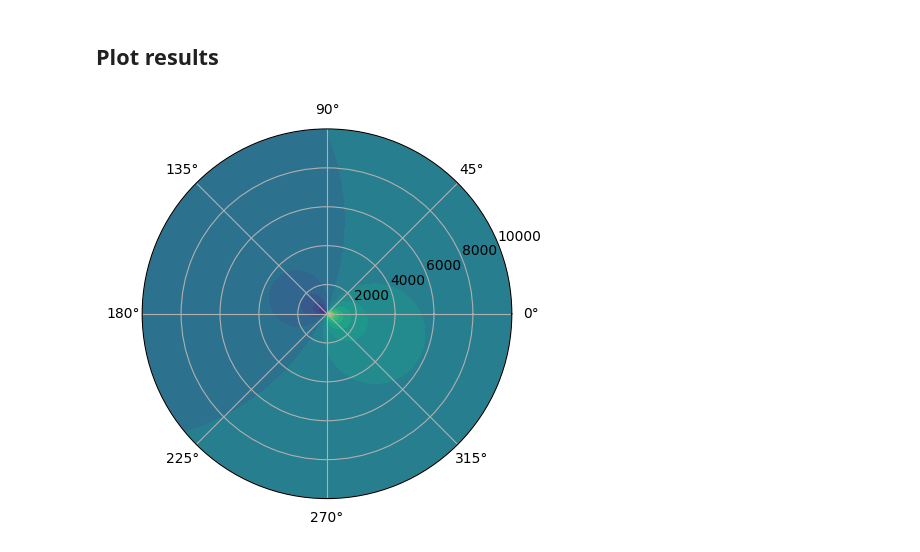
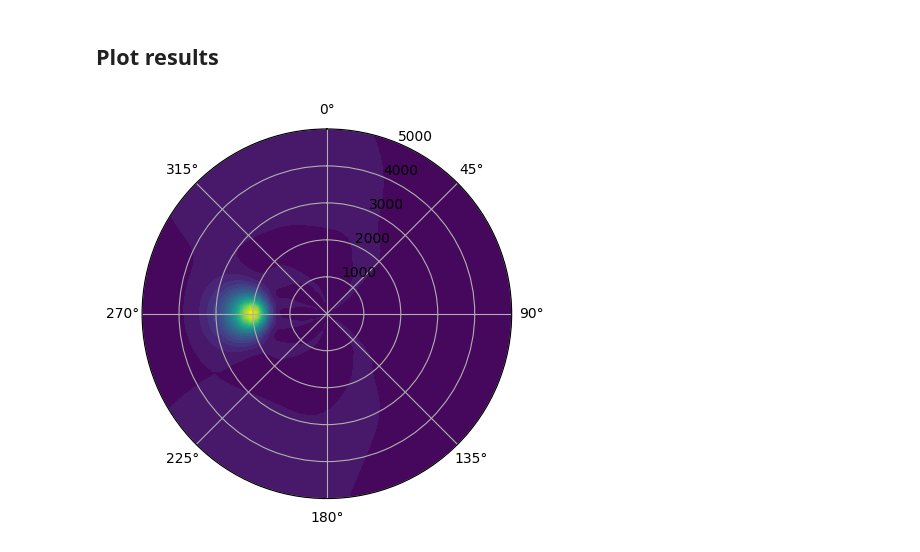
Before and after one commit to atrabattoni/beamforming, a Jupyter notebook: examples/notebook.ipynb, the cells around one changed output. Cells and saved outputs as stored; diff of their text form; code cells hidden in the pictures.

```diff
--- a/examples/notebook.ipynb
+++ b/examples/notebook.ipynb
@@ -45,8 +53,15 @@ plt.title("Data");
 # %%
 # Parameters
 ntheta, nslow = 90, 30  # resolution of the slowness grid
-vmin, vmax = 500, 10_000  # velocity range of slowness grid
+vmin, vmax = 1e-15, 5_000  # velocity range of slowness grid
 theta = np.linspace(0, 2 * np.pi, ntheta)  # azimuthal range of slowness grid
+freq_band = (5.0, 15.0)  # must be a narrow range, but not too narrow...
+
+# Select frequency band
+nfft = 2 ** int(np.log2(nt) + 1) + 1  # Don't mess with this...
+freqs = scipy.fft.rfftfreq(n=2 * nfft, d=1 / fs)
+inds = (freqs >= freq_band[0]) & (freqs < freq_band[1])
+freqs_select = freqs[inds]
 
 # Slowness in x/y, and velocity grid
 Sx, Sy, v_grid = construct_slowness_grid(theta, vmin, vmax, nslow)
@@ -74,11 +89,9 @@ OMP: Info #276: omp_set_nested routine deprecated, please use omp_set_max_active
 # %% [markdown]
 ## Plot results
 # %%
-fig, ax = plt.subplots(
-   subplot_kw={"projection": "polar"}
-)
-CS = ax.contourf(
-    theta, v_grid, P.T, cmap="viridis", levels=20
-)
+fig, ax = plt.subplots(subplot_kw={"projection": "polar"})
+CS = ax.contourf(theta, v_grid, P.T, cmap="viridis", levels=25)
+ax.set_theta_zero_location("N")
+ax.set_theta_direction(-1)
 # %% [output]
-[figure, old version]
+[figure, new version]
```
Also changed, not shown: parts of 4 cells of this notebook.
